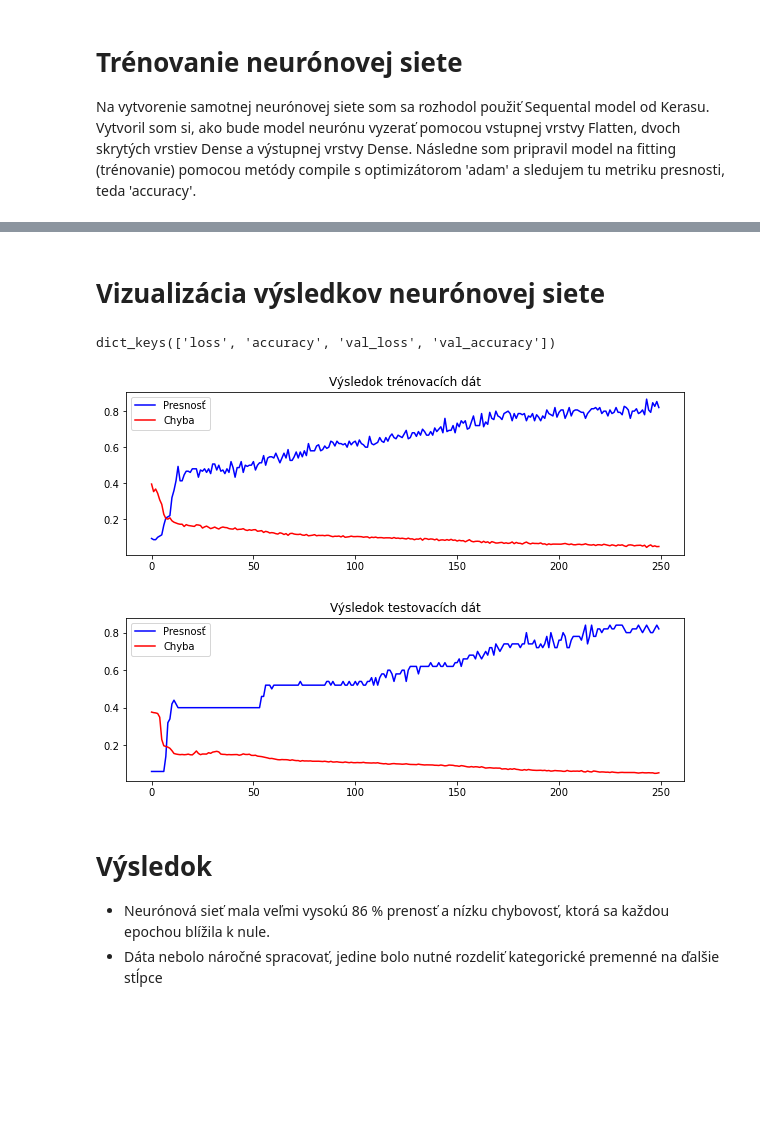
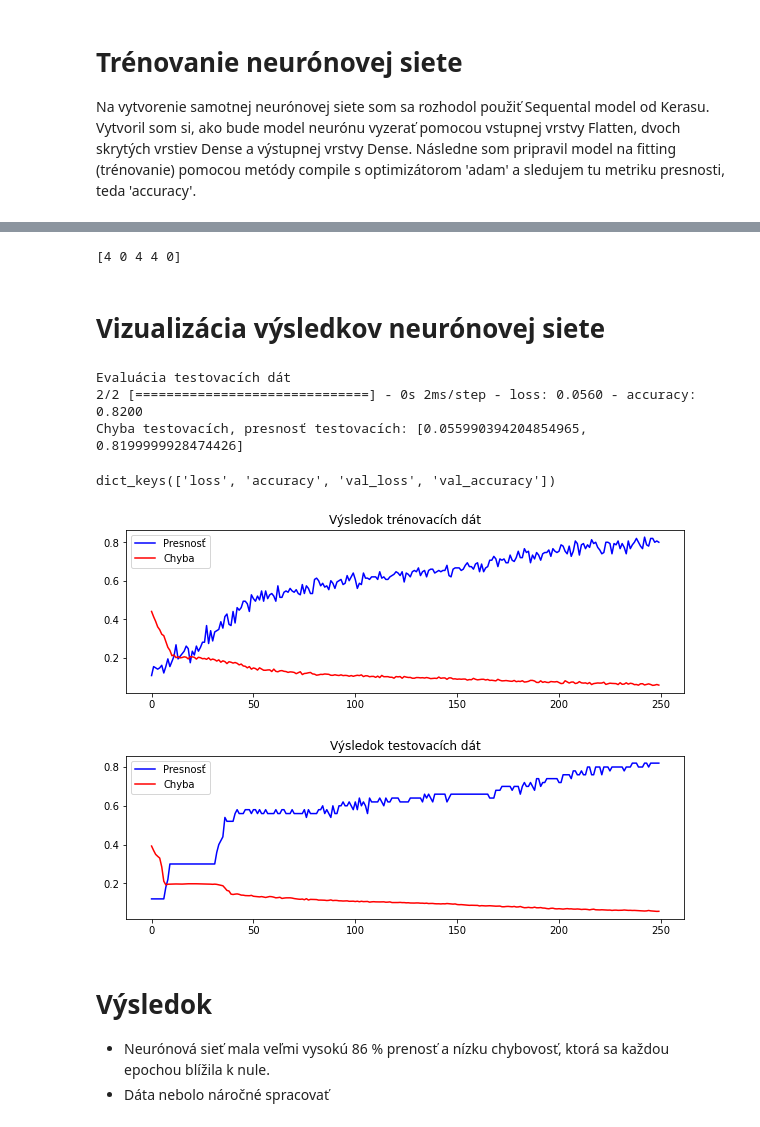
Before and after one commit to Frodas25/hrusovsky_NS2021, a Jupyter notebook: hrusovsky_NS2021.ipynb, the cells around one changed output, grey strips where cells are left out. Drawn from its saved outputs; the diff is of its cells as text; code cells hidden in the pictures; blank space fills up the shorter version.

Commit message:
Pridanie predikcie pomocou model.predict, pridanie evaluácie modelu

```diff
--- a/hrusovsky_NS2021.ipynb
+++ b/hrusovsky_NS2021.ipynb
@@ -243,7 +251,7 @@ Trainable params: 933
 Non-trainable params: 0
 _________________________________________________________________
 # %%
-model = model.fit(X_train,
+history = model.fit(X_train,
                     Y_train,
                     batch_size=10,
                     validation_data=(X_test, Y_test),
@@ -272,3 +299,17 @@ Epoch 250/250
+# %%
+# predictions_classes vrati jednorozmerne pole hodnot s najvyssou pravdepobnostou, ze boli spravne
+predictions_classes = np.argmax(predictions, axis = 1) # ktory liek je spravny
+print(predictions_classes)
+# %% [output]
+[4 0 4 4 0]
 # %% [markdown]
 # Vizualizácia výsledkov neurónovej siete
+# %%
+print("Evaluácia testovacích dát")
+results = model.evaluate(X_test, Y_test)
+print("Chyba testovacích, presnosť testovacích:", results)
+# %% [output]
+Evaluácia testovacích dát
+2/2 [==============================] - 0s 2ms/step - loss: 0.0560 - accuracy: 0.8200
+Chyba testovacích, presnosť testovacích: [0.055990394204854965, 0.8199999928474426]
 # %%
@@ -276,23 +317,23 @@ print(model.history.keys())
 # %% [output]
 dict_keys(['loss', 'accuracy', 'val_loss', 'val_accuracy'])
 # %%
-plt.plot(model.history['accuracy'], label='Presnosť', color='blue')
-plt.plot(model.history['loss'], label='Chyba', color='red')
+plt.plot(history.history['accuracy'], label='Presnosť', color='blue')
+plt.plot(history.history['loss'], label='Chyba', color='red')
 plt.title('Výsledok trénovacích dát')
 plt.legend()
 plt.show()
 # %% [output]
-[figure, old version]
+[figure, new version]
 # %%
-plt.plot(model.history['val_accuracy'], label='Presnosť', color='blue')
-plt.plot(model.history['val_loss'], label='Chyba', color='red')
+plt.plot(history.history['val_accuracy'], label='Presnosť', color='blue')
+plt.plot(history.history['val_loss'], label='Chyba', color='red')
 plt.title('Výsledok testovacích dát')
 plt.legend()
 plt.show()
 # %% [output]
-[figure, old version]
+[figure, new version]
 # %% [markdown]
 # Výsledok
 
 - Neurónová sieť mala veľmi vysokú 86 % prenosť a nízku chybovosť, ktorá sa každou epochou blížila k nule.
-- Dáta nebolo náročné spracovať, jedine bolo nutné rozdeliť kategorické premenné na ďalšie stĺpce
+- Dáta nebolo náročné spracovať
```
Also changed, not shown: parts of 8 cells of this notebook.
